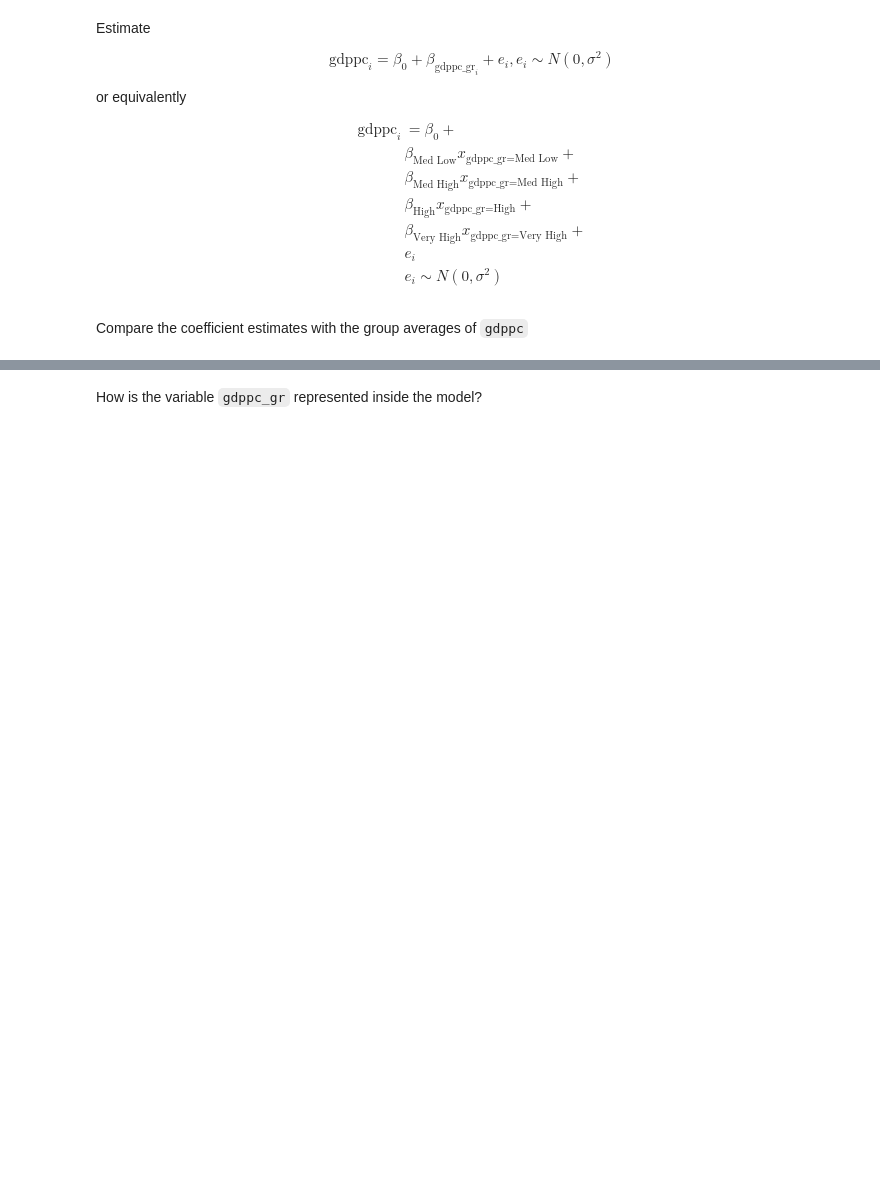
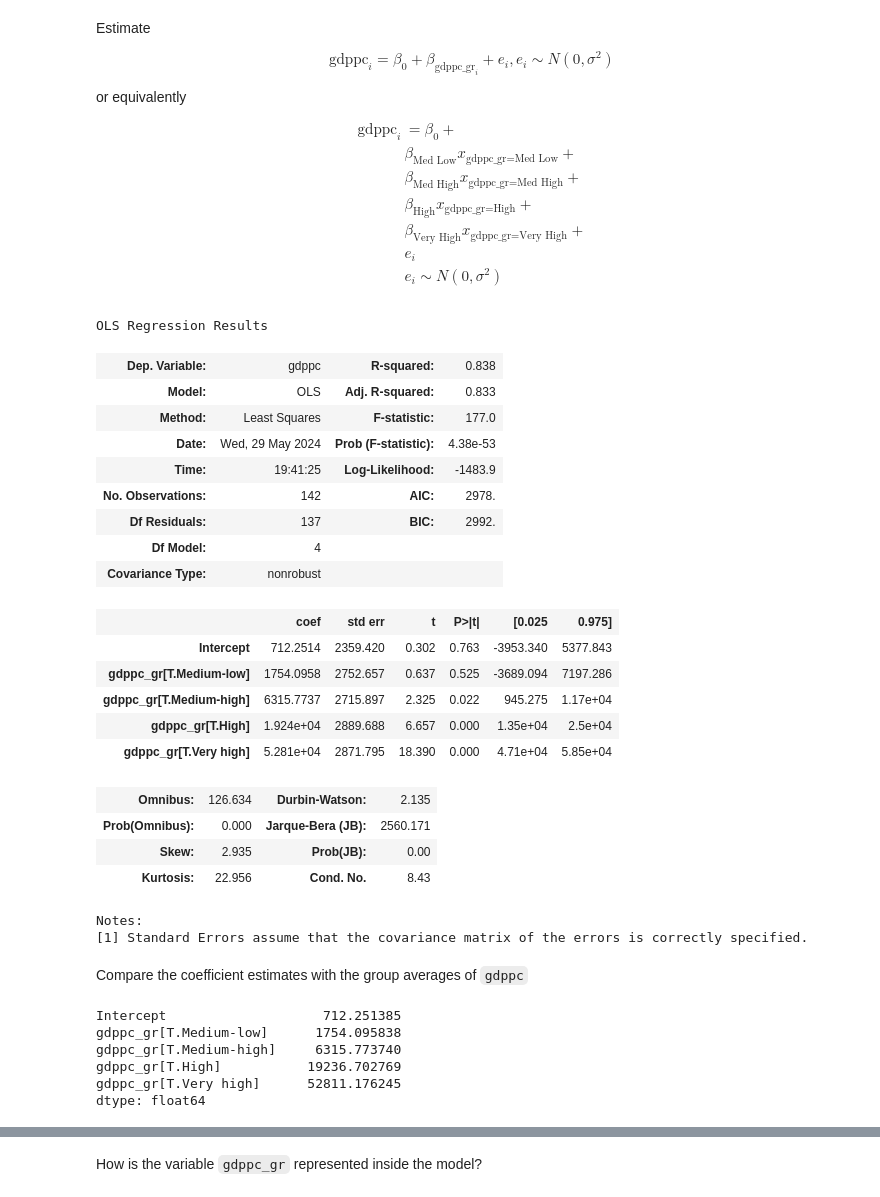
Before and after one commit to febse/econ2024-de, a Jupyter notebook: 07-NL.ipynb, the cells around one changed output, grey strips where cells are left out. Saved outputs shown, nothing was run; the diff lists cells and outputs as text; code cells hidden in the pictures; blank space fills up the shorter version.

```diff
--- a/07-NL.ipynb
+++ b/07-NL.ipynb
@@ -112,9 +133,42 @@ $$
 \end{align*}
 $$
 # %%
-# ols("...", data=gdpsp).fit().summary()
+mod2 = ols("gdppc ~ gdppc_gr", data=gdpsp).fit()
+mod2.summary()
+# %% [output]
+OLS Regression Results
+| Dep. Variable: | gdppc | R-squared: | 0.838 |
+| Model: | OLS | Adj. R-squared: | 0.833 |
+| Method: | Least Squares | F-statistic: | 177.0 |
+| Date: | Wed, 29 May 2024 | Prob (F-statistic): | 4.38e-53 |
+| Time: | 19:41:25 | Log-Likelihood: | -1483.9 |
+| No. Observations: | 142 | AIC: | 2978. |
+| Df Residuals: | 137 | BIC: | 2992. |
+| Df Model: | 4 |  |  |
+| Covariance Type: | nonrobust |  |  |
+|  | coef | std err | t | P>|t| | [0.025 | 0.975] |
+| Intercept | 712.2514 | 2359.420 | 0.302 | 0.763 | -3953.340 | 5377.843 |
+| gdppc_gr[T.Medium-low] | 1754.0958 | 2752.657 | 0.637 | 0.525 | -3689.094 | 7197.286 |
+| gdppc_gr[T.Medium-high] | 6315.7737 | 2715.897 | 2.325 | 0.022 | 945.275 | 1.17e+04 |
+| gdppc_gr[T.High] | 1.924e+04 | 2889.688 | 6.657 | 0.000 | 1.35e+04 | 2.5e+04 |
+| gdppc_gr[T.Very high] | 5.281e+04 | 2871.795 | 18.390 | 0.000 | 4.71e+04 | 5.85e+04 |
+| Omnibus: | 126.634 | Durbin-Watson: | 2.135 |
+| Prob(Omnibus): | 0.000 | Jarque-Bera (JB): | 2560.171 |
+| Skew: | 2.935 | Prob(JB): | 0.00 |
+| Kurtosis: | 22.956 | Cond. No. | 8.43 |
+Notes:
+[1] Standard Errors assume that the covariance matrix of the errors is correctly specified.
 # %% [markdown]
 Compare the coefficient estimates with the group averages of `gdppc`
+# %%
+mod2.params
+# %% [output]
+Intercept                    712.251385
+gdppc_gr[T.Medium-low]      1754.095838
+gdppc_gr[T.Medium-high]     6315.773740
+gdppc_gr[T.High]           19236.702769
+gdppc_gr[T.Very high]      52811.176245
+dtype: float64
 # %%
 gdpsp.groupby("gdppc_gr")["spending"].mean()
 # %% [output]
```
Also changed, not shown: parts of 10 cells of this notebook, 7 other files.
